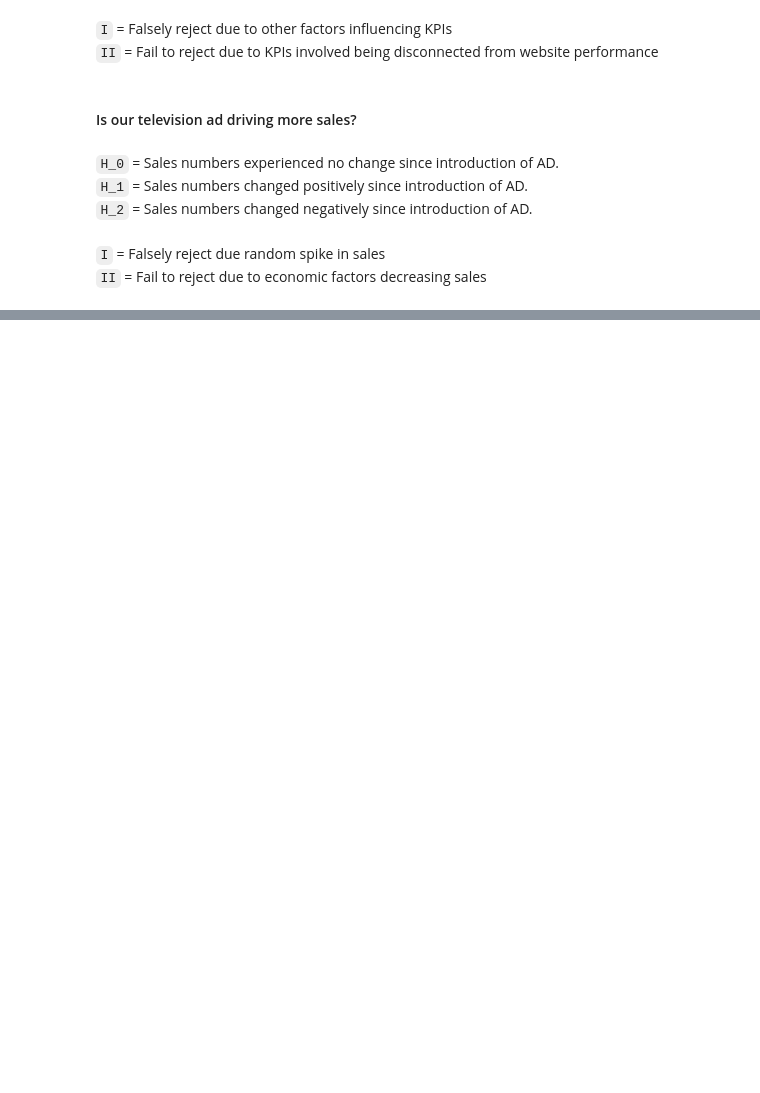
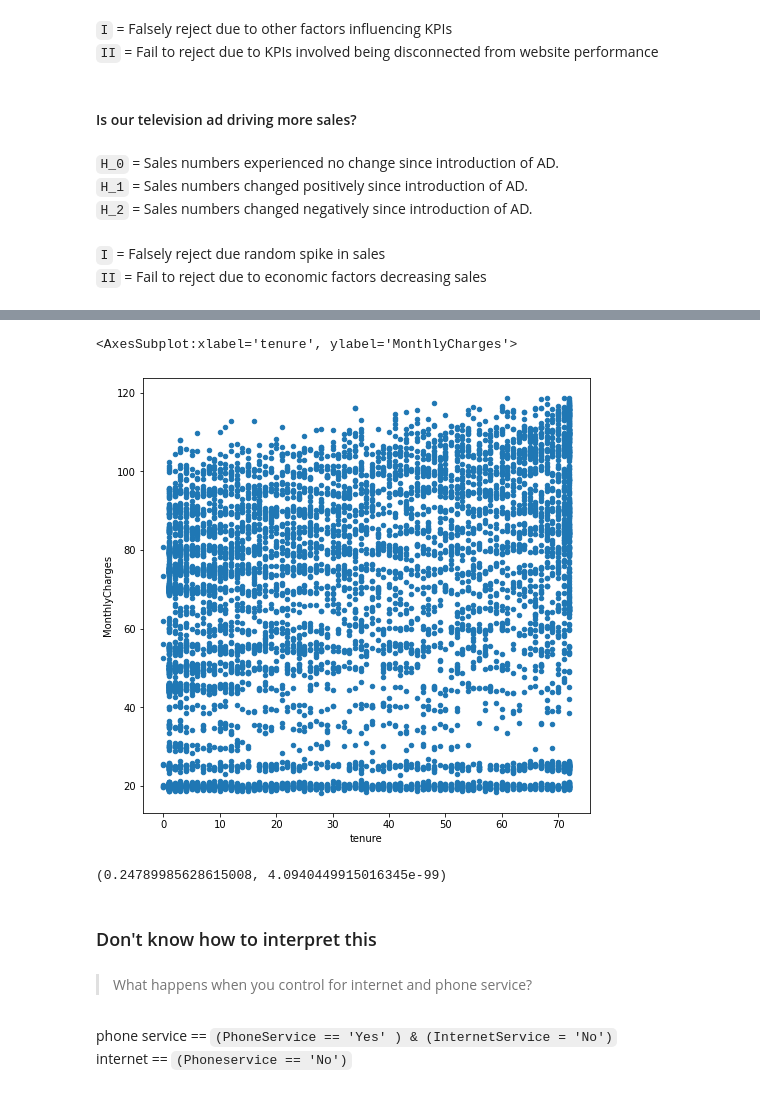
Before and after one commit to MrEnigmamgine/statistics-exercises, a Jupyter notebook: hypothesis_testing.ipynb, the cells around one changed output, grey strips where cells are left out. Drawn from its saved outputs; the diff is of its cells as text; code cells hidden in the pictures; blank space fills up the shorter version.

```diff
--- a/hypothesis_testing.ipynb
+++ b/hypothesis_testing.ipynb
@@ -33,0 +227,3 @@ Note that some of the questions are intentionally phrased in a vague way. It is
+# %%
+churn = pd.read_csv('telco_churn.csv')
+churn.head(2)
@@ -33,0 +235,17 @@ Note that some of the questions are intentionally phrased in a vague way. It is
+# %%
+churn[['tenure', 'MonthlyCharges']].plot.scatter(0,1)
+# %% [output]
+<AxesSubplot:xlabel='tenure', ylabel='MonthlyCharges'>
+[figure, added]
+# %%
+r, p = stats.pearsonr(churn.tenure, churn.MonthlyCharges)
+r, p
+# %% [output]
+(0.24789985628615008, 4.0940449915016345e-99)
+# %% [markdown]
+### Don't know how to interpret this
+# %% [markdown]
+> What happens when you control for internet and phone service?
+# %% [markdown]
+phone service == `(PhoneService == 'Yes' ) & (InternetService = 'No')`
+internet == `(Phoneservice == 'No')`
```
Also changed, not shown: parts of 43 cells of this notebook, 6 other files.
